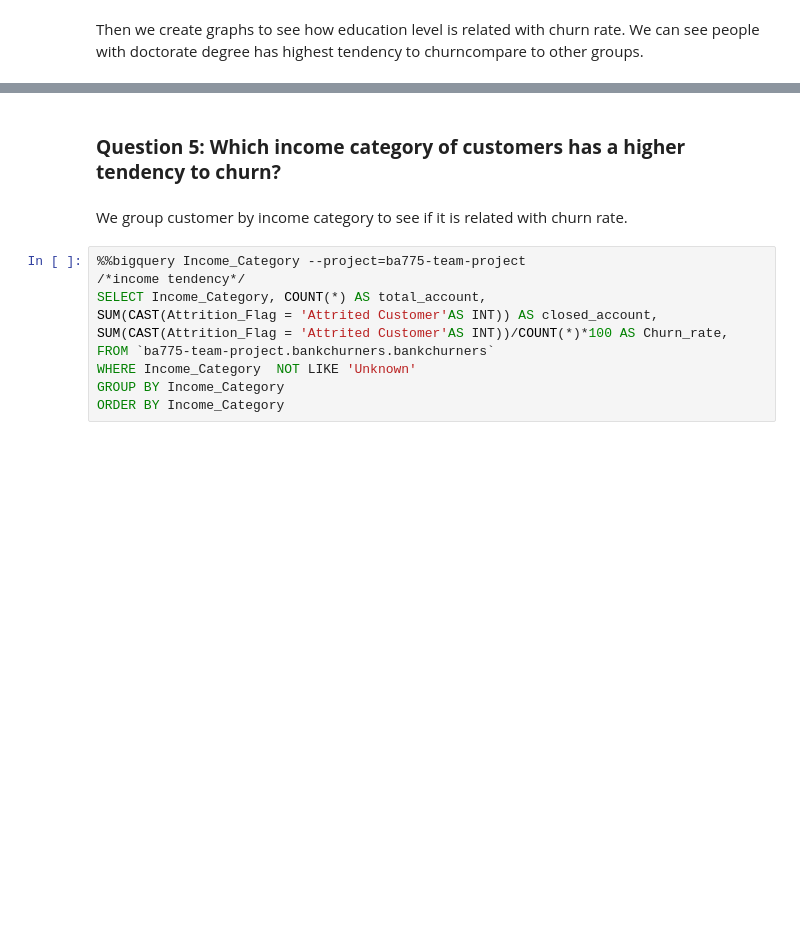
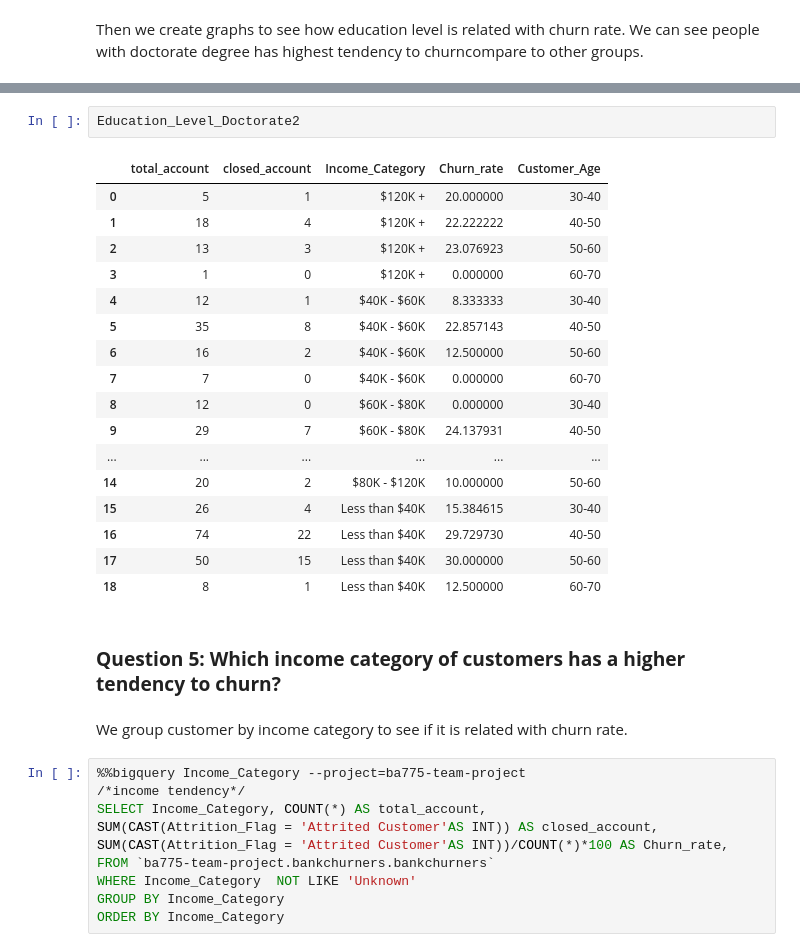
Before and after one commit to zhouchun0105/credit-card-churners, a Jupyter notebook: SUBMIT_creditcard_churners_team1.ipynb, the cells around one changed output, grey strips where cells are left out. Cells and saved outputs as stored; diff of their text form; blank space fills up the shorter version.

```diff
--- a/SUBMIT_creditcard_churners_team1.ipynb
+++ b/SUBMIT_creditcard_churners_team1.ipynb
@@ -251,3 +342,23 @@ Education_Level.plot(kind='pie', x='Education_Level', y='Churn_rate', labels=lab
+# %%
+Education_Level_Doctorate2
+# %% [output]
+|  | total_account | closed_account | Income_Category | Churn_rate | Customer_Age |
+| 0 | 5 | 1 | $120K + | 20.000000 | 30-40 |
+| 1 | 18 | 4 | $120K + | 22.222222 | 40-50 |
+| 2 | 13 | 3 | $120K + | 23.076923 | 50-60 |
+| 3 | 1 | 0 | $120K + | 0.000000 | 60-70 |
+| 4 | 12 | 1 | $40K - $60K | 8.333333 | 30-40 |
+| 5 | 35 | 8 | $40K - $60K | 22.857143 | 40-50 |
+| 6 | 16 | 2 | $40K - $60K | 12.500000 | 50-60 |
+| 7 | 7 | 0 | $40K - $60K | 0.000000 | 60-70 |
+| 8 | 12 | 0 | $60K - $80K | 0.000000 | 30-40 |
+| 9 | 29 | 7 | $60K - $80K | 24.137931 | 40-50 |
+| ... | ... | ... | ... | ... | ... |
+| 14 | 20 | 2 | $80K - $120K | 10.000000 | 50-60 |
+| 15 | 26 | 4 | Less than $40K | 15.384615 | 30-40 |
+| 16 | 74 | 22 | Less than $40K | 29.729730 | 40-50 |
+| 17 | 50 | 15 | Less than $40K | 30.000000 | 50-60 |
+| 18 | 8 | 1 | Less than $40K | 12.500000 | 60-70 |
 # %% [markdown]
 ### **Question 5: Which income category of customers has a higher tendency to churn?**
 # %% [markdown]
```
Also changed, not shown: parts of 10 cells of this notebook.
